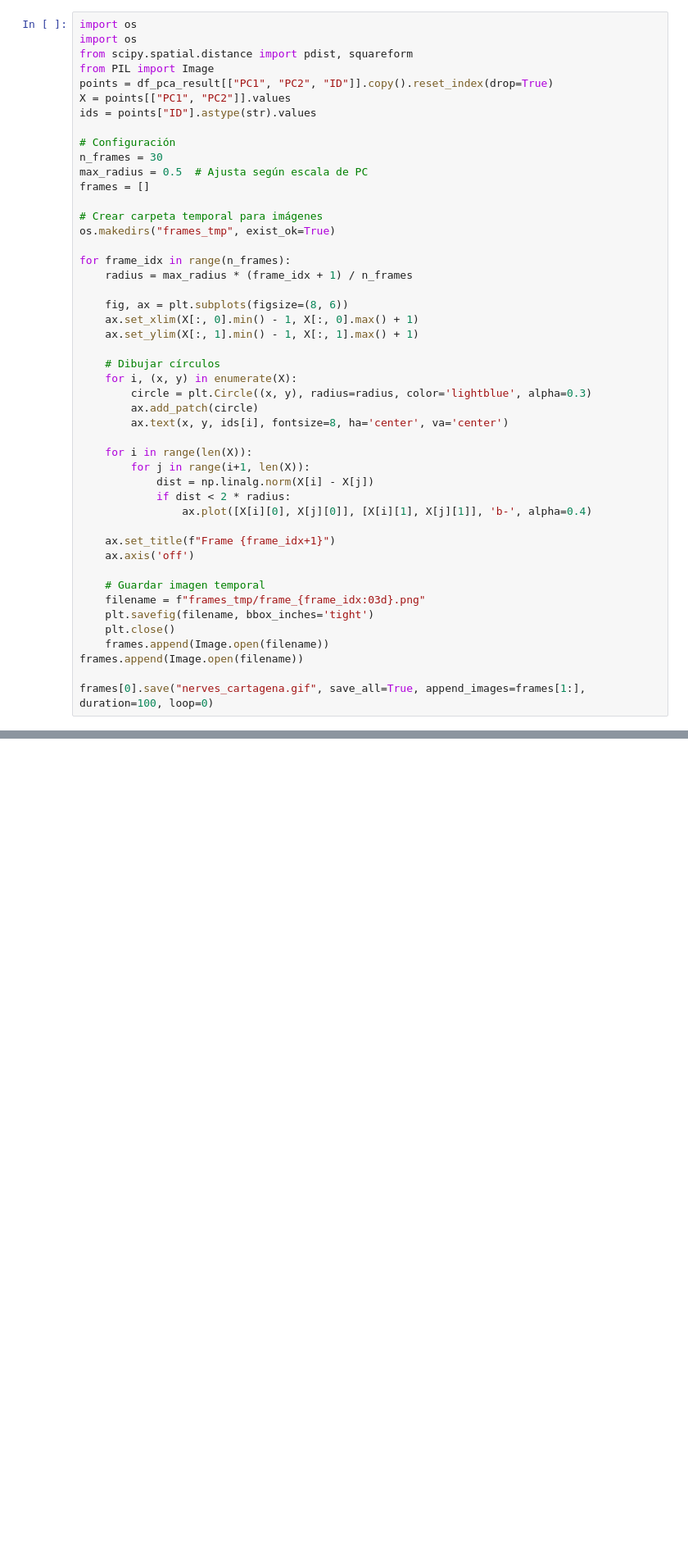
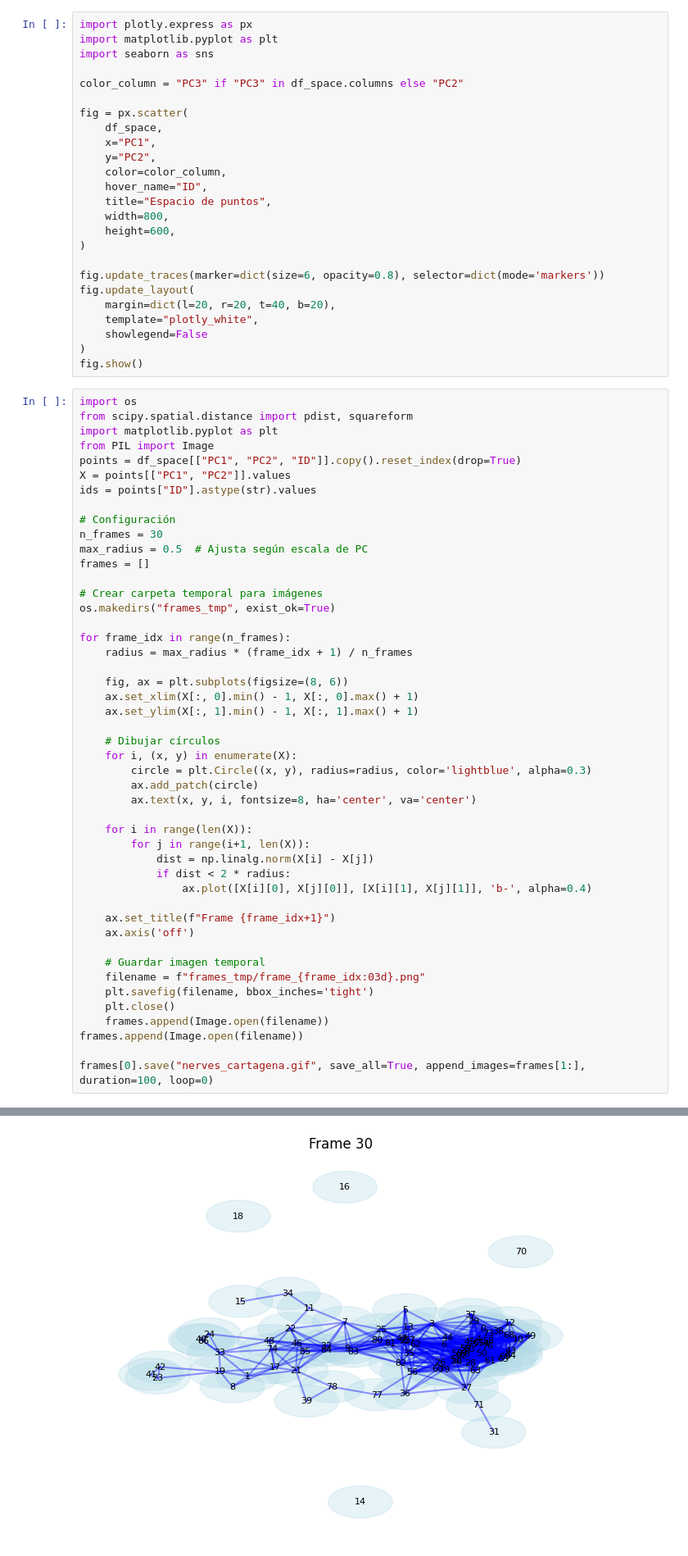
Before and after one commit to bacaSantiago/Time-series-TDA-, a Jupyter notebook: testTDA.ipynb, the cells around one changed output, grey strips where cells are left out. Shown at 82% size. Drawn from its saved outputs; the diff is of its cells as text; blank space fills up the shorter version.

```diff
--- a/testTDA.ipynb
+++ b/testTDA.ipynb
@@ -204,9 +293,34 @@ plt.show()
+# %%
+import plotly.express as px
+import matplotlib.pyplot as plt
+import seaborn as sns
+
+color_column = "PC3" if "PC3" in df_space.columns else "PC2"
+
+fig = px.scatter(
+    df_space,
+    x="PC1",
+    y="PC2",
+    color=color_column,
+    hover_name="ID",
+    title="Espacio de puntos",
+    width=800,
+    height=600,
+)
+
+fig.update_traces(marker=dict(size=6, opacity=0.8), selector=dict(mode='markers'))
+fig.update_layout(
+    margin=dict(l=20, r=20, t=40, b=20),
+    template="plotly_white",
+    showlegend=False
+)
+fig.show()
 # %%
 import os
-import os
 from scipy.spatial.distance import pdist, squareform
+import matplotlib.pyplot as plt
 from PIL import Image
-points = df_pca_result[["PC1", "PC2", "ID"]].copy().reset_index(drop=True)
+points = df_space[["PC1", "PC2", "ID"]].copy().reset_index(drop=True)
 X = points[["PC1", "PC2"]].values
 ids = points["ID"].astype(str).values
 
@@ -229,7 +343,7 @@ for frame_idx in range(n_frames):
     for i, (x, y) in enumerate(X):
         circle = plt.Circle((x, y), radius=radius, color='lightblue', alpha=0.3)
         ax.add_patch(circle)
-        ax.text(x, y, ids[i], fontsize=8, ha='center', va='center')
+        ax.text(x, y, i, fontsize=8, ha='center', va='center')
 
     for i in range(len(X)):
         for j in range(i+1, len(X)):
@@ -248,3 +362,4 @@ for frame_idx in range(n_frames):
 frames.append(Image.open(filename))
 
 frames[0].save("nerves_cartagena.gif", save_all=True, append_images=frames[1:], duration=100, loop=0)
+# %% [output]
@@ -250,0 +372 @@ frames[0].save("nerves_cartagena.gif", save_all=True, append_images=frames[1:],
+[figure, added]
```
Also changed, not shown: parts of 18 cells of this notebook, 1 other file.
